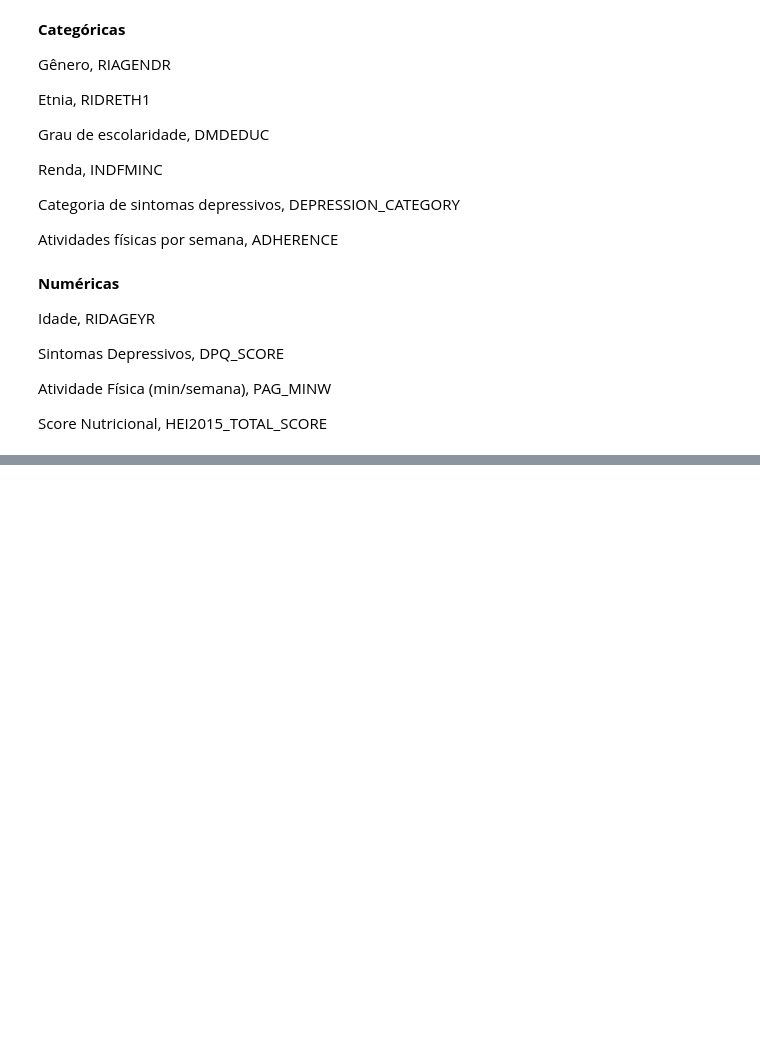
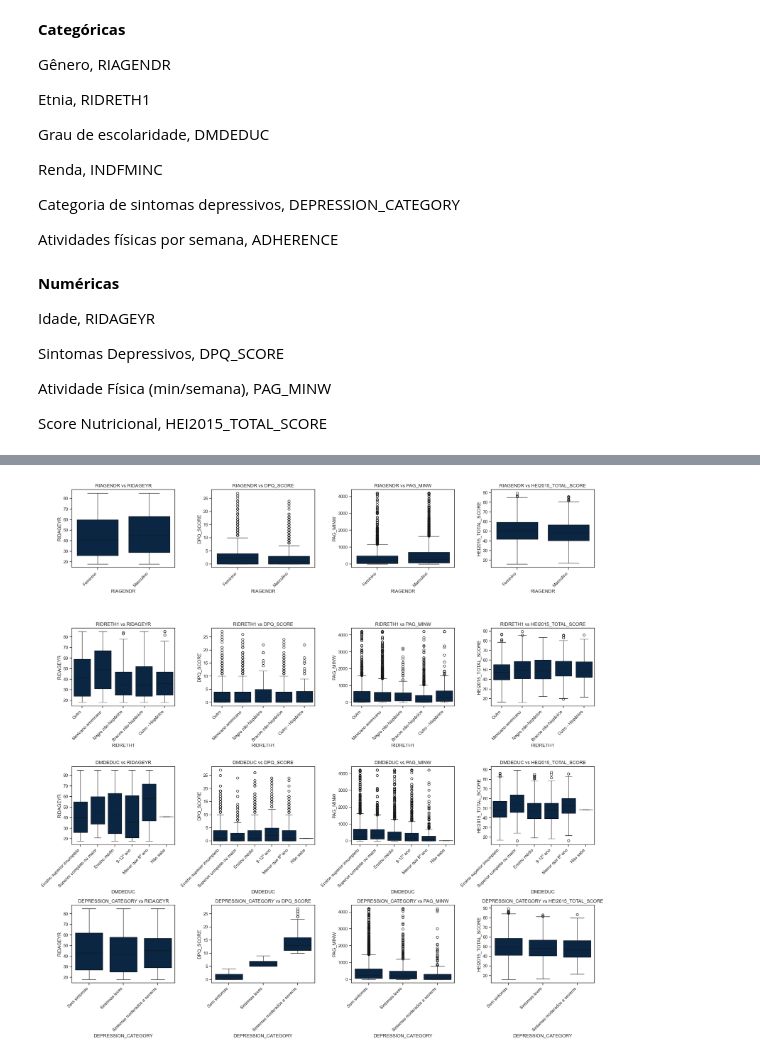
Before and after one commit to OtavioAroca/portfolio, a Jupyter notebook: depressao.ipynb, the cells around one changed output, grey strips where cells are left out. Drawn from its saved outputs; the diff is of its cells as text; code cells hidden in the pictures; blank space fills up the shorter version.

```diff
--- a/depressao.ipynb
+++ b/depressao.ipynb
@@ -1618,0 +1620,17 @@ plt.show()
+# %%
+# Criação da grade de subplots
+fig, axes = plt.subplots(4, 4, figsize=(20, 20))
+
+# Loop sobre as combinações e cria os gráficos
+for i, cat_var in enumerate(categorical_vars):
+    for j, num_var in enumerate(numeric_vars):
+        sns.boxplot(x=cat_var, y=num_var, data=df_unido, ax=axes[i, j])
+        axes[i, j].set_title(f'{cat_var} vs {num_var}')
+        axes[i, j].tick_params(axis='x', rotation=45)
+        axes[i, j].set_xticks(axes[i, j].get_xticks())
+        axes[i, j].set_xticklabels(axes[i, j].get_xticklabels(), ha='right')
+
+plt.tight_layout()
+plt.show()
+# %% [output]
+[figure, added]
```
Also changed, not shown: parts of 20 cells of this notebook.
